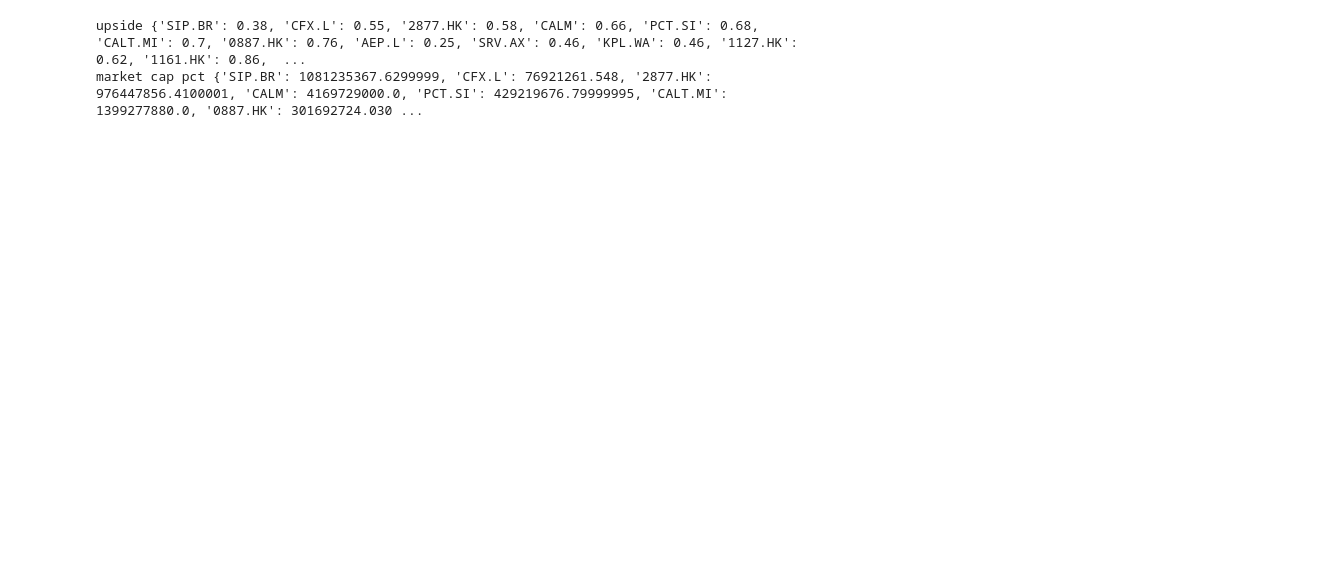
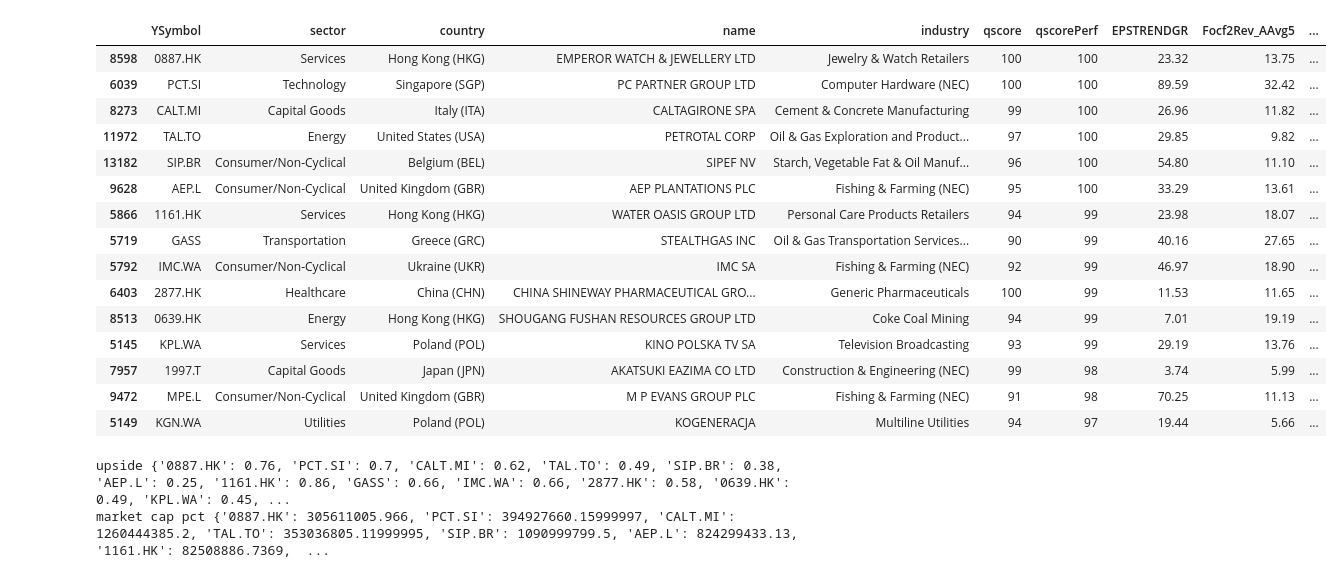
Before and after one commit to facoptere/screener, a Jupyter notebook: .degiro_screener.ipynb, the cells around one changed output. Cells and saved outputs as stored; diff of their text form; code cells hidden in the pictures; blank space fills up the shorter version.

```diff
--- a/.degiro_screener.ipynb
+++ b/.degiro_screener.ipynb
@@ -81,25 +87,45 @@ from pypfopt import EfficientFrontier, objective_functions
 from collections import OrderedDict
 # %%
 # keeping the best 15 assets to build a portfolio
-blacklist = ["", "PGB1.F"]
-tmpdf = ddf.loc[~(ddf["YSymbol"].isin(blacklist))].sort_values(by=["qscorePerf", "EnSolde2"], ascending=[False, True]).head(15)
+critRemoveRegex = (
+    ("YSymbol", "5184.T" ),
+    ("sector", "(?:Consumer Cyclical|Financial)" ),
+)
+tmpdf = build_csv(ddf, None, critRemoveRegex, None, None, ";", "%.1f", 40).sort_values(by=["qscorePerf", "EnSolde2"], ascending=[False, False]).head(15)
+display(tmpdf)
 
 # List of Yahoo! tickers
 tmpdf = tmpdf[["YSymbol", "EnSolde2", "MKTCAP.USD"]]
 tickers = tmpdf["YSymbol"].astype(str).tolist()
 
 # List of market caps (in USD), needed by PyPortfolioOpt
 mcaps = tmpdf.set_index("YSymbol").to_dict()["MKTCAP.USD"]
 
 # Upside, according to discounted cash flow
 tmpdf["EnSolde2"] = tmpdf["EnSolde2"] / 100.0
 viewdict = tmpdf.set_index("YSymbol").to_dict()["EnSolde2"]
 
 print("upside", viewdict)
 print("market cap pct", mcaps)
 # %% [output]
+|  | YSymbol | sector | country | name | industry | qscore | qscorePerf | EPSTRENDGR | Focf2Rev_AAvg5 | ... |
+| 8598 | 0887.HK | Services | Hong Kong (HKG) | EMPEROR WATCH & JEWELLERY LTD | Jewelry & Watch Retailers | 100 | 100 | 23.32 | 13.75 | ... |
+| 6039 | PCT.SI | Technology | Singapore (SGP) | PC PARTNER GROUP LTD | Computer Hardware (NEC) | 100 | 100 | 89.59 | 32.42 | ... |
+| 8273 | CALT.MI | Capital Goods | Italy (ITA) | CALTAGIRONE SPA | Cement & Concrete Manufacturing | 99 | 100 | 26.96 | 11.82 | ... |
+| 11972 | TAL.TO | Energy | United States (USA) | PETROTAL CORP | Oil & Gas Exploration and Product... | 97 | 100 | 29.85 | 9.82 | ... |
+| 13182 | SIP.BR | Consumer/Non-Cyclical | Belgium (BEL) | SIPEF NV | Starch, Vegetable Fat & Oil Manuf... | 96 | 100 | 54.80 | 11.10 | ... |
+| 9628 | AEP.L | Consumer/Non-Cyclical | United Kingdom (GBR) | AEP PLANTATIONS PLC | Fishing & Farming (NEC) | 95 | 100 | 33.29 | 13.61 | ... |
+| 5866 | 1161.HK | Services | Hong Kong (HKG) | WATER OASIS GROUP LTD | Personal Care Products Retailers | 94 | 99 | 23.98 | 18.07 | ... |
+| 5719 | GASS | Transportation | Greece (GRC) | STEALTHGAS INC | Oil & Gas Transportation Services... | 90 | 99 | 40.16 | 27.65 | ... |
+| 5792 | IMC.WA | Consumer/Non-Cyclical | Ukraine (UKR) | IMC SA | Fishing & Farming (NEC) | 92 | 99 | 46.97 | 18.90 | ... |
+| 6403 | 2877.HK | Healthcare | China (CHN) | CHINA SHINEWAY PHARMACEUTICAL GRO... | Generic Pharmaceuticals | 100 | 99 | 11.53 | 11.65 | ... |
+| 8513 | 0639.HK | Energy | Hong Kong (HKG) | SHOUGANG FUSHAN RESOURCES GROUP LTD | Coke Coal Mining | 94 | 99 | 7.01 | 19.19 | ... |
+| 5145 | KPL.WA | Services | Poland (POL) | KINO POLSKA TV SA | Television Broadcasting | 93 | 99 | 29.19 | 13.76 | ... |
+| 7957 | 1997.T | Capital Goods | Japan (JPN) | AKATSUKI EAZIMA CO LTD | Construction & Engineering (NEC) | 99 | 98 | 3.74 | 5.99 | ... |
+| 9472 | MPE.L | Consumer/Non-Cyclical | United Kingdom (GBR) | M P EVANS GROUP PLC | Fishing & Farming (NEC) | 91 | 98 | 70.25 | 11.13 | ... |
+| 5149 | KGN.WA | Utilities | Poland (POL) | KOGENERACJA | Multiline Utilities | 94 | 97 | 19.44 | 5.66 | ... |
-upside {'SIP.BR': 0.38, 'CFX.L': 0.55, '2877.HK': 0.58, 'CALM': 0.66, 'PCT.SI': 0.68, 'CALT.MI': 0.7, '0887.HK': 0.76, 'AEP.L': 0.25, 'SRV.AX': 0.46, 'KPL.WA': 0.46, '1127.HK': 0.62, '1161.HK': 0.86,  ...
-market cap pct {'SIP.BR': 1081235367.6299999, 'CFX.L': 76921261.548, '2877.HK': 976447856.4100001, 'CALM': 4169729000.0, 'PCT.SI': 429219676.79999995, 'CALT.MI': 1399277880.0, '0887.HK': 301692724.030 ...
+upside {'0887.HK': 0.76, 'PCT.SI': 0.7, 'CALT.MI': 0.62, 'TAL.TO': 0.49, 'SIP.BR': 0.38, 'AEP.L': 0.25, '1161.HK': 0.86, 'GASS': 0.66, 'IMC.WA': 0.66, '2877.HK': 0.58, '0639.HK': 0.49, 'KPL.WA': 0.45, ...
+market cap pct {'0887.HK': 305611005.966, 'PCT.SI': 394927660.15999997, 'CALT.MI': 1260444385.2, 'TAL.TO': 353036805.11999995, 'SIP.BR': 1090999799.5, 'AEP.L': 824299433.13, '1161.HK': 82508886.7369,  ...
 # %%
 # downloading prices for 7 years + SPY as standard performance
 ohlc = yf.download(tickers+["SPY"], period="7y")
```
Also changed, not shown: parts of 3 cells of this notebook, 5 other files.
